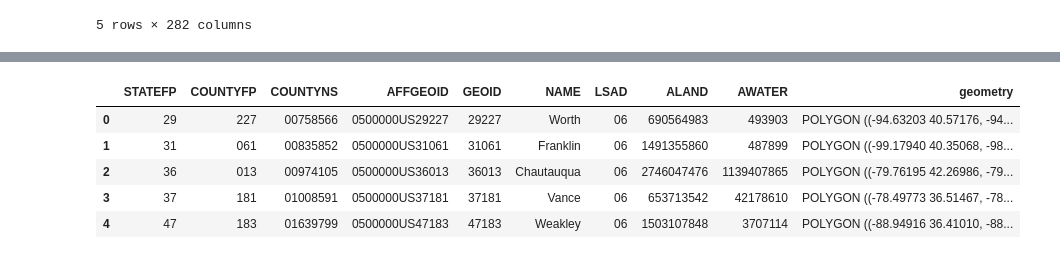
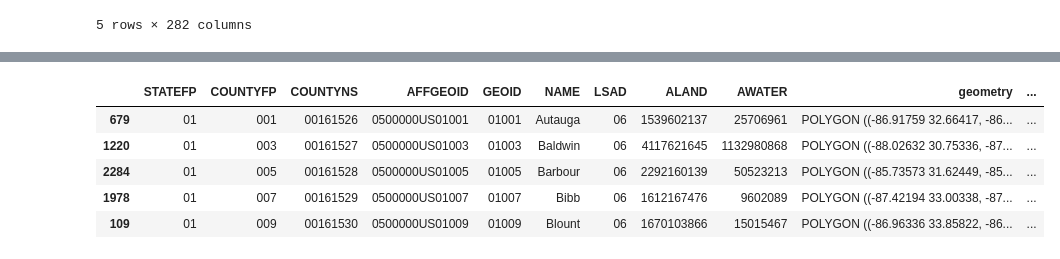
Before and after one commit to jamesdamillington/usa-covid-mapping, a Jupyter notebook: USA-covid-choropleth.ipynb, the cells around one changed output, grey strips where cells are left out. Drawn from its saved outputs; the diff is of its cells as text; code cells hidden in the pictures.

```diff
--- a/USA-covid-choropleth.ipynb
+++ b/USA-covid-choropleth.ipynb
@@ -28,9 +151,12 @@ cty_shp = gpd.read_file("data/cb_2019_us_county_20m_2020-10-27/cb_2019_us_county
+# %%
+cty_shp['countyFIPS'] = cty_shp['STATEFP'] + cty_shp['COUNTYFP']
+cty_shp['countyFIPS'] = cty_shp['countyFIPS'].apply(lambda x: '{0:0>5}'.format(x))
 # %%
-cty_shp.head()
+cty_shp.sort_values(by='countyFIPS').head()
 # %% [output]
-|  | STATEFP | COUNTYFP | COUNTYNS | AFFGEOID | GEOID | NAME | LSAD | ALAND | AWATER | geometry |
-| 0 | 29 | 227 | 00758566 | 0500000US29227 | 29227 | Worth | 06 | 690564983 | 493903 | POLYGON ((-94.63203 40.57176, -94... |
-| 1 | 31 | 061 | 00835852 | 0500000US31061 | 31061 | Franklin | 06 | 1491355860 | 487899 | POLYGON ((-99.17940 40.35068, -98... |
-| 2 | 36 | 013 | 00974105 | 0500000US36013 | 36013 | Chautauqua | 06 | 2746047476 | 1139407865 | POLYGON ((-79.76195 42.26986, -79... |
-| 3 | 37 | 181 | 01008591 | 0500000US37181 | 37181 | Vance | 06 | 653713542 | 42178610 | POLYGON ((-78.49773 36.51467, -78... |
-| 4 | 47 | 183 | 01639799 | 0500000US47183 | 47183 | Weakley | 06 | 1503107848 | 3707114 | POLYGON ((-88.94916 36.41010, -88... |
+|  | STATEFP | COUNTYFP | COUNTYNS | AFFGEOID | GEOID | NAME | LSAD | ALAND | AWATER | geometry | ... |
+| 679 | 01 | 001 | 00161526 | 0500000US01001 | 01001 | Autauga | 06 | 1539602137 | 25706961 | POLYGON ((-86.91759 32.66417, -86... | ... |
+| 1220 | 01 | 003 | 00161527 | 0500000US01003 | 01003 | Baldwin | 06 | 4117621645 | 1132980868 | POLYGON ((-88.02632 30.75336, -87... | ... |
+| 2284 | 01 | 005 | 00161528 | 0500000US01005 | 01005 | Barbour | 06 | 2292160139 | 50523213 | POLYGON ((-85.73573 31.62449, -85... | ... |
+| 1978 | 01 | 007 | 00161529 | 0500000US01007 | 01007 | Bibb | 06 | 1612167476 | 9602089 | POLYGON ((-87.42194 33.00338, -87... | ... |
+| 109 | 01 | 009 | 00161530 | 0500000US01009 | 01009 | Blount | 06 | 1670103866 | 15015467 | POLYGON ((-86.96336 33.85822, -86... | ... |
```
Also changed, not shown: parts of 29 cells of this notebook, 1 other file.
